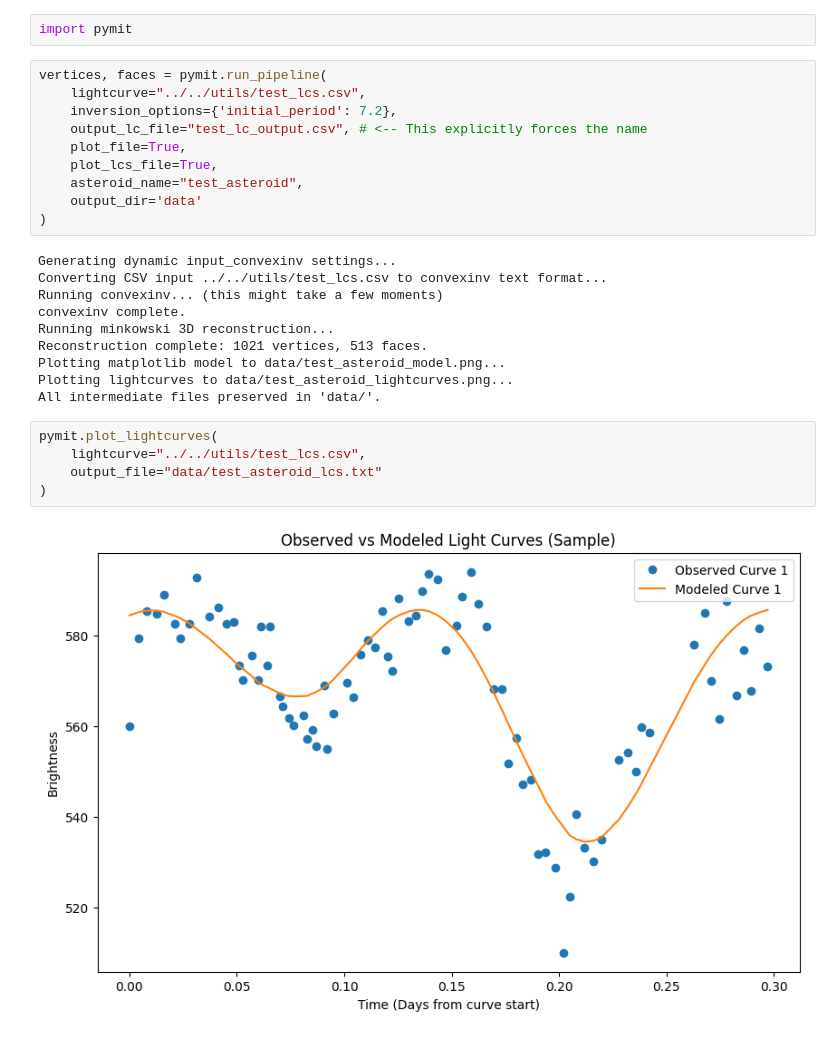
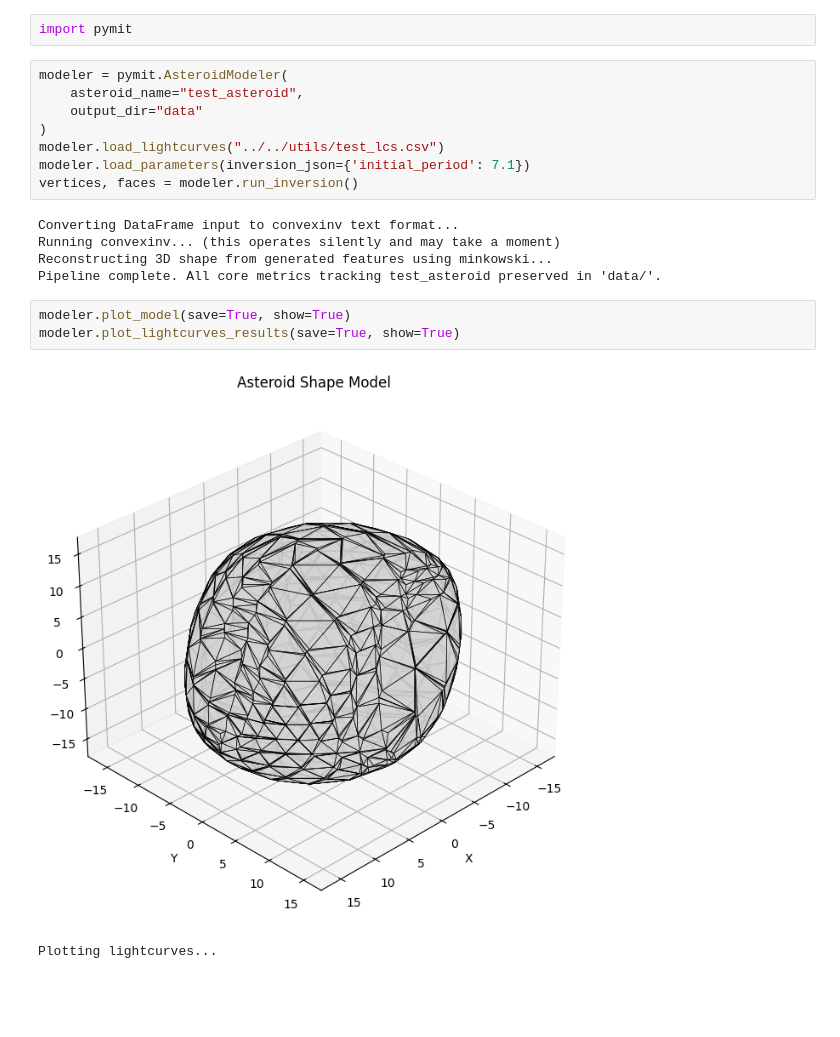
Before and after one commit to AlexeySergeyev/space-pymit, a Jupyter notebook: docs/examples/example1.ipynb, the cells around one changed output. Drawn from its saved outputs; the diff is of its cells as text; blank space fills up the shorter version.

Commit message:
Introduce `AsteroidModeler` class for an object-oriented modeling pipeline and update documentation and examples.

```diff
--- a/docs/examples/example1.ipynb
+++ b/docs/examples/example1.ipynb
@@ -1,29 +1,21 @@
 # %%
 import pymit
 # %%
-vertices, faces = pymit.run_pipeline(
-    lightcurve="../../utils/test_lcs.csv",
-    inversion_options={'initial_period': 7.2},
-    output_lc_file="test_lc_output.csv", # <-- This explicitly forces the name
-    plot_file=True,
-    plot_lcs_file=True,
+modeler = pymit.AsteroidModeler(
     asteroid_name="test_asteroid",
-    output_dir='data'
+    output_dir="data"
 )
+modeler.load_lightcurves("../../utils/test_lcs.csv")
+modeler.load_parameters(inversion_json={'initial_period': 7.1})
+vertices, faces = modeler.run_inversion()
 # %% [output]
-Generating dynamic input_convexinv settings...
-Converting CSV input ../../utils/test_lcs.csv to convexinv text format...
-Running convexinv... (this might take a few moments)
-convexinv complete.
-Running minkowski 3D reconstruction...
-Reconstruction complete: 1021 vertices, 513 faces.
-Plotting matplotlib model to data/test_asteroid_model.png...
-Plotting lightcurves to data/test_asteroid_lightcurves.png...
-All intermediate files preserved in 'data/'.
+Converting DataFrame input to convexinv text format...
+Running convexinv... (this operates silently and may take a moment)
+Reconstructing 3D shape from generated features using minkowski...
+Pipeline complete. All core metrics tracking test_asteroid preserved in 'data/'.
 # %%
-pymit.plot_lightcurves(
-    lightcurve="../../utils/test_lcs.csv",
-    output_file="data/test_asteroid_lcs.txt"
-)
+modeler.plot_model(save=True, show=True)
+modeler.plot_lightcurves_results(save=True, show=True)
 # %% [output]
-[figure, old version]
+[figure, new version]
+Plotting lightcurves...
```
Also changed, not shown: parts of 3 cells of this notebook, 15 other files.
